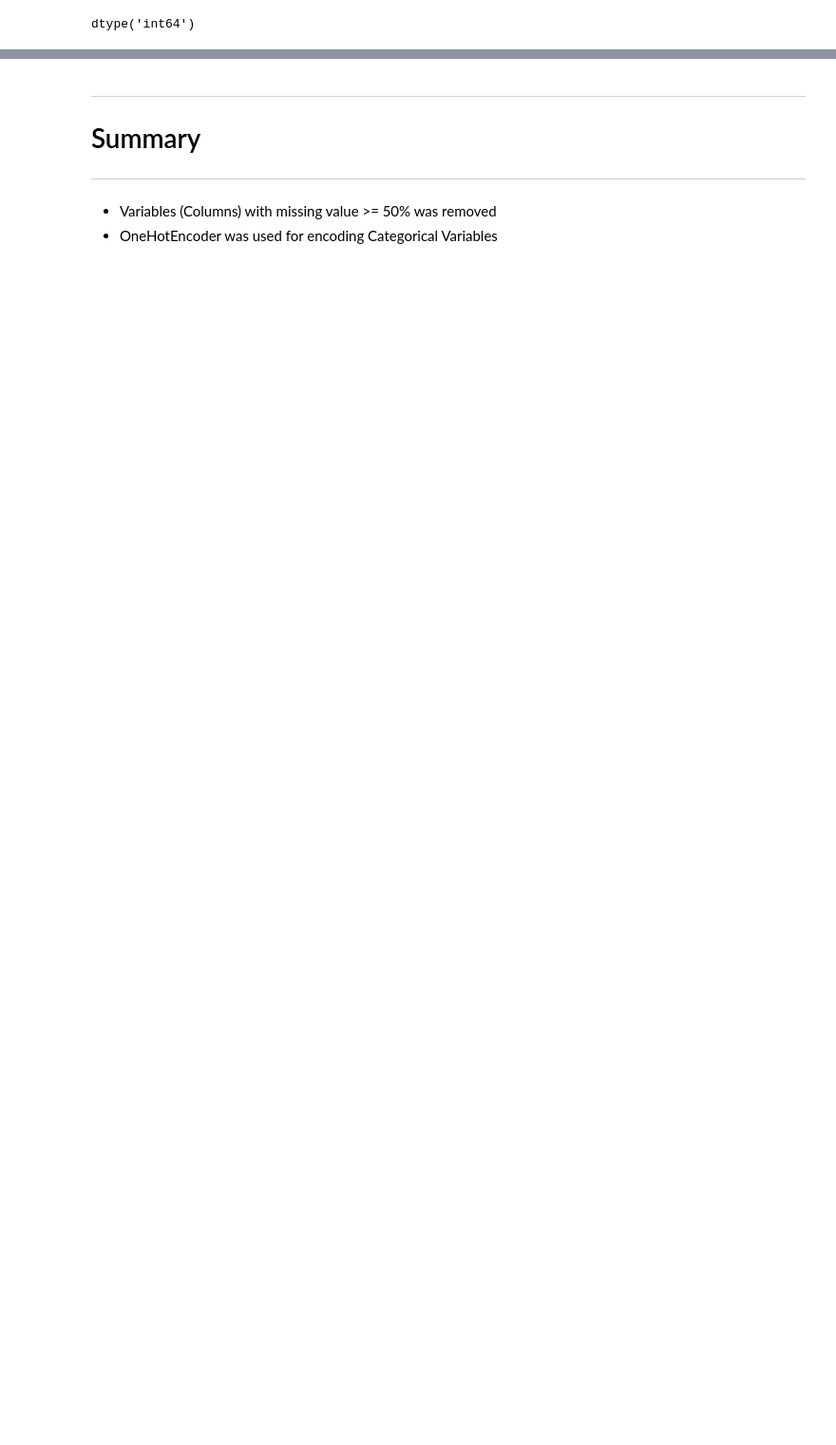
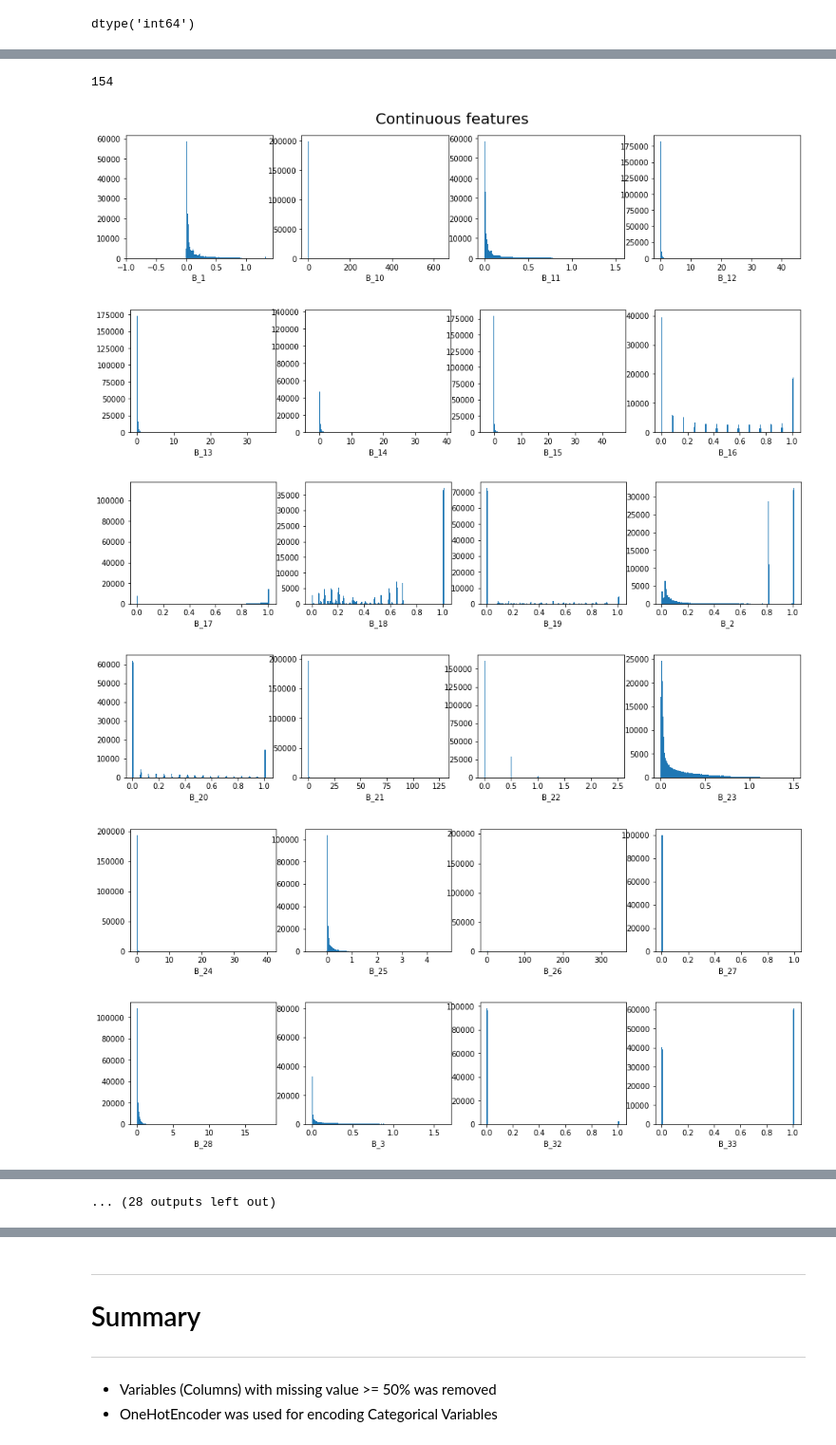
Before and after one commit to ananthu34/AMEX, a Jupyter notebook: american-express-default-prediction-ml-model.ipynb, the cells around one changed output, grey strips where cells are left out. Shown: that part at 95% size. Cells and saved outputs as stored; diff of their text form; code cells hidden in the pictures; blank space fills up the shorter version.

```diff
--- a/american-express-default-prediction-ml-model.ipynb
+++ b/american-express-default-prediction-ml-model.ipynb
@@ -303,3 +326,25 @@ label_encoder = preprocessing.LabelEncoder()
 # Encode labels in columns 'D_63' and 'D_64'.
 df['D_63']= label_encoder.fit_transform(df['D_63'])
 df['D_64']= label_encoder.fit_transform(df['D_64'])
+# %%
+cont_features = sorted([f for f in df.columns if f not in cat_features + ['customer_ID', 'target', 'S_2']])
+print(len(cont_features))
+# print(cont_features)
+ncols = 4
+for i, f in enumerate(cont_features):
+    if i % ncols == 0:
+        if i > 0: plt.show()
+        plt.figure(figsize=(16, 3))
+        if i == 0: plt.suptitle('Continuous features', fontsize=20, y=1.02)
+    plt.subplot(1, ncols, i % ncols + 1)
+    plt.hist(df[f], bins=200)
+    plt.xlabel(f)
+plt.show()
+# %% [output]
+154
+[figure, added]
+[figure, added]
+[figure, added]
+[figure, added]
+[figure, added]
+[figure, added]
@@ -305,0 +356 @@ df['D_64']= label_encoder.fit_transform(df['D_64'])
+... (28 outputs left out)
```
Also changed, not shown: parts of 15 cells of this notebook.
